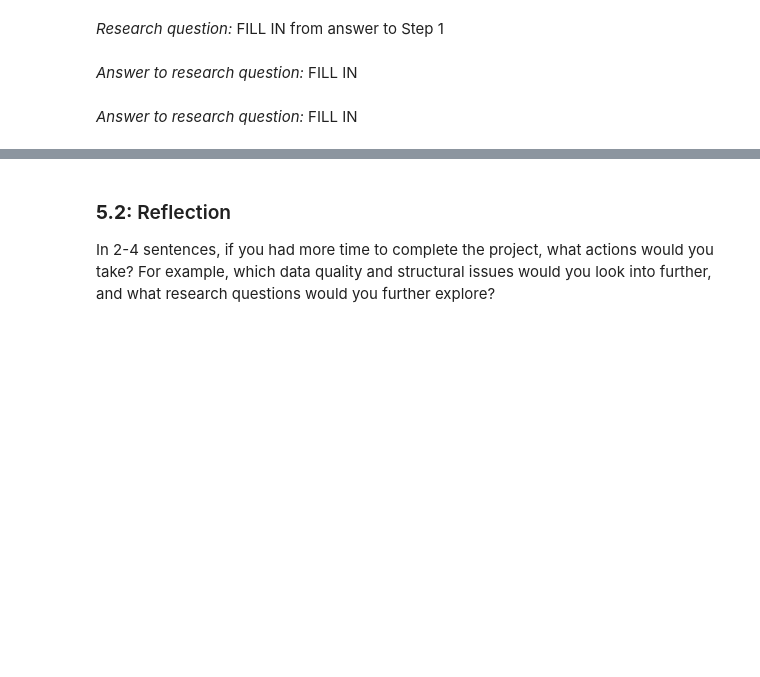
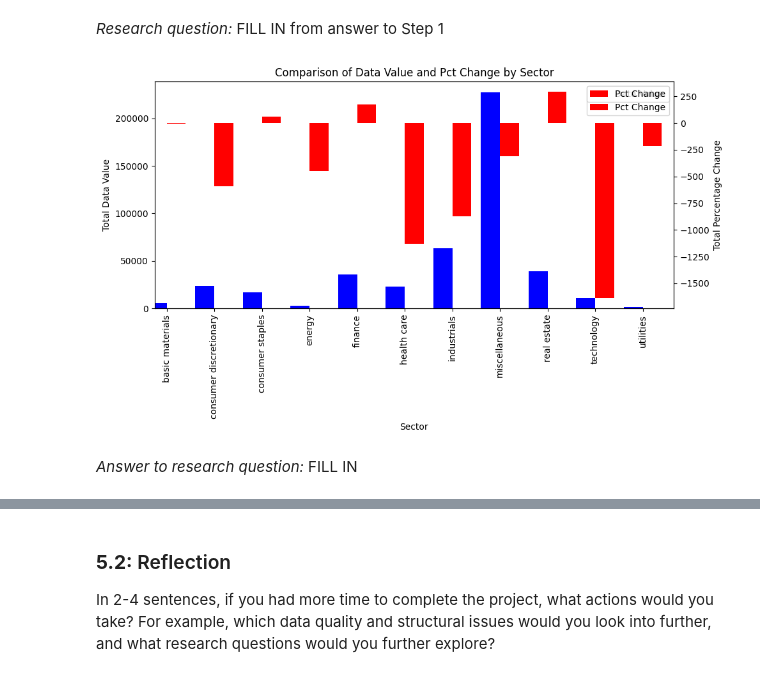
Before and after one commit to Greg-Pina/Udacity_DataAnalyst_NanoDegree, a Jupyter notebook: D497 - Data Wrangling/Real World Data Wrangling with Python/data_wrangling_project_starter.ipynb, the cells around one changed output, grey strips where cells are left out. Cells and saved outputs as stored; diff of their text form; code cells hidden in the pictures; blank space fills up the shorter version.

```diff
--- a/D497 - Data Wrangling/Real World Data Wrangling with Python/data_wrangling_project_starter.ipynb
+++ b/D497 - Data Wrangling/Real World Data Wrangling with Python/data_wrangling_project_starter.ipynb
@@ -961,2 +1041,58 @@ Going back to the problem statement in step 1, use the cleaned data to answer th
+# %%
+#Visual 1 - FILL IN
+# 1. Read the CSV into a pandas DataFrame
+df = pd.read_csv('./data_files/combined_bea_nasdaq_data.csv')
+
+# 2. Create a figure and a set of subplots.
+fig, ax1 = plt.subplots(figsize=(10, 6))
+
+# 3. Create a second y-axis that shares the same x-axis.
+ax2 = ax1.twinx()
+
+# 4. Plot the 'total_datavalue' on ax1 (left y-axis).
+#    We use kind='bar', x='sector', y='total_datavalue'.
+width = 0.4  # Controls the bar width
+df.plot(
+    kind='bar',
+    x='sector',
+    y='total_datavalue',
+    color='blue',
+    ax=ax1,
+    width=width,
+    position=1,
+    label='Data Value'
+)
+
+# 5. Plot the 'total_pctchange' on ax2 (right y-axis).
+df.plot(
+    kind='bar',
+    x='sector',
+    y='total_pctchange',
+    color='red',
+    ax=ax2,
+    width=width,
+    position=0,
+    label='Pct Change'
+)
+
+# 6. Label the axes and set a title.
+ax1.set_ylabel('Total Data Value')
+ax2.set_ylabel('Total Percentage Change')
+ax1.set_xlabel('Sector')
+ax1.set_title('Comparison of Data Value and Pct Change by Sector')
+
+# 7. Adjust x-axis labels if needed (rotate for readability).
+plt.xticks(rotation=45, ha='right')
+
+# 8. Create a combined legend. (Sometimes you need to adjust the position.)
+lines_1, labels_1 = ax1.get_legend_handles_labels()
+lines_2, labels_2 = ax2.get_legend_handles_labels()
+ax1.legend(lines_1 + lines_2, labels_1 + labels_2, loc='upper right')
+
+# 9. Show the plot.
+plt.tight_layout()
+plt.show()
+# %% [output]
+[figure, added]
 # %% [markdown]
 *Answer to research question:* FILL IN
@@ -965,2 +1098,0 @@ Going back to the problem statement in step 1, use the cleaned data to answer th
-# %% [markdown]
-*Answer to research question:* FILL IN
```
Also changed, not shown: parts of 31 cells of this notebook, 8 other files.
